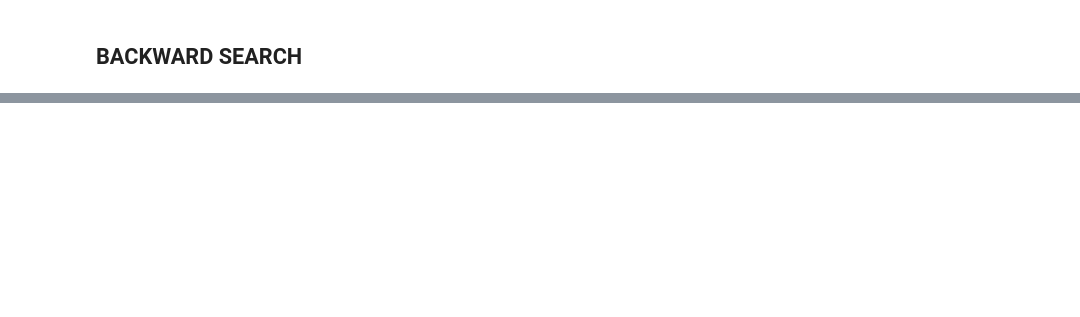
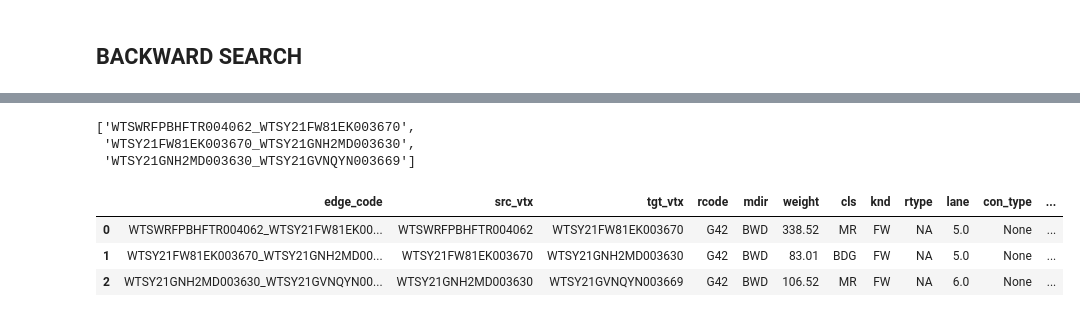
Before and after one commit to SeikaScarlet/cprn, a Jupyter notebook: jnb/x.ipynb, the cells around one changed output, grey strips where cells are left out. Cells and saved outputs as stored; diff of their text form; code cells hidden in the pictures; blank space fills up the shorter version.

Commit message:
sk/sept26'25, cprn topo search refac / edge retrever (from postGIS)

```diff
--- a/jnb/x.ipynb
+++ b/jnb/x.ipynb
@@ -13,2 +10,12 @@ The autoreload extension is already loaded. To reload it, use:
 # %% [markdown]
 ## Load CPRN Model
+# %%
+%load_ext autoreload
+%reload_ext autoreload
+%autoreload 2
+
+import pandas as pd
+
+PATH_FOLDER_CPRN_PAYLOAD : str = r'/Users/seika/sync/lab_works/taisl/cprn_payload/cprn_models/'
+MODELNAME_CPRN : str = 'CPRN_DG_GTR_EMBD_JS_HDMAP_V413_250911_b7c61dfffb57a88a1e2c301ea0a7dbd682e82351c333dd98af037b26ad46fae4.pkl'
+MODELNAME_CPRN_SHORT : str = 'CPRN_DG_FAC_EMBD_JS_HDMAP_SHORTEN_V414_250924_3f64ec50da3d6a635e4b228521e8e4c52c155f7aa312ed47f8c7ef63b2dd0892.tar.gz'
@@ -19,3 +29,6 @@ print(dg_cprn)
 # %% [output]
 File hash checking : b7c61dfffb57a88a1e2c301ea0a7dbd682e82351c333dd98af037b26ad46fae4 : passed
 DiGraph with 219803 nodes and 223647 edges
+# %%
+dg_cprn_short = PickleIO.load_from_pickle(PATH_FOLDER_CPRN_PAYLOAD + MODELNAME_CPRN_SHORT, compress=True)
+print(dg_cprn_short)
@@ -270,0 +207,10 @@ else:
+# %%
+from cprn.model.topo.topo_search import CprnTopoSearch as CTS
+lst_fac_search = CTS.fac_bfs_depth(DG = dg_cprn_short, start_node = 'WTSWRFPBHFTR004062',
+    fac_types = ['DC1', 'DC2', 'DC3'],  direction = 'downstream',
+    max_depth = 1, max_dist = 1000,
+    mark_max_dist = True,
+    query_avoid_fac=[],
+    query_avoid_edge = "", #"rtype in ['SA'] or (knd == 'ST' and cls == 'MR')",
+    version = 'v2',
+    verbose = True)
@@ -270,0 +222,24 @@ else:
+# %%
+lst_fac_search[0]['cumulative_edges']
+# %% [output]
+['WTSWRFPBHFTR004062_WTSY21FW81EK003670',
+ 'WTSY21FW81EK003670_WTSY21GNH2MD003630',
+ 'WTSY21GNH2MD003630_WTSY21GVNQYN003669']
+# %%
+from sqlalchemy import create_engine
+engine = create_engine('postgresql://sbds_dev:JD(3hf&fh@192.168.153.60/sbds_dev') # suck bds data obtain engine
+
+from cprn.data.postgis import CprnPostgisRetriever
+
+cprn_postgis_retriever = CprnPostgisRetriever(engine)
+
+edge_codes = lst_fac_search[0]['cumulative_edges']
+gdf_edges = cprn_postgis_retriever.get_edges_by_codes(
+    tb_name = 'CPRN_dg_short_edges_geom_V414_jiangsu', edge_codes = edge_codes)
+
+gdf_edges
+# %% [output]
+|  | edge_code | src_vtx | tgt_vtx | rcode | mdir | weight | cls | knd | rtype | lane | con_type | ... |
+| 0 | WTSWRFPBHFTR004062_WTSY21FW81EK00... | WTSWRFPBHFTR004062 | WTSY21FW81EK003670 | G42 | BWD | 338.52 | MR | FW | NA | 5.0 | None | ... |
+| 1 | WTSY21FW81EK003670_WTSY21GNH2MD00... | WTSY21FW81EK003670 | WTSY21GNH2MD003630 | G42 | BWD | 83.01 | BDG | FW | NA | 5.0 | None | ... |
+| 2 | WTSY21GNH2MD003630_WTSY21GVNQYN00... | WTSY21GNH2MD003630 | WTSY21GVNQYN003669 | G42 | BWD | 106.52 | MR | FW | NA | 6.0 | None | ... |
```
Also changed, not shown: parts of 23 cells of this notebook, 3 other files.
